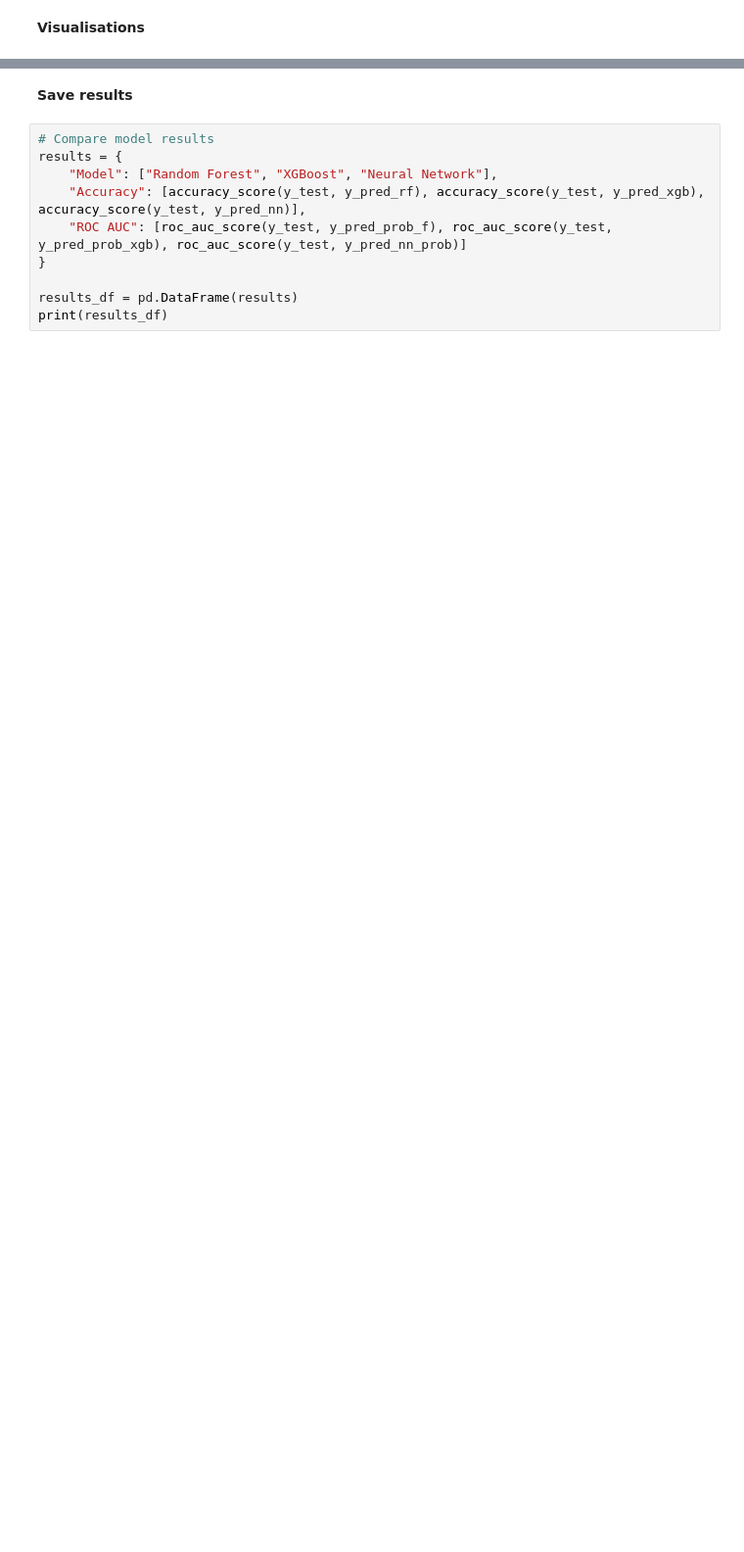
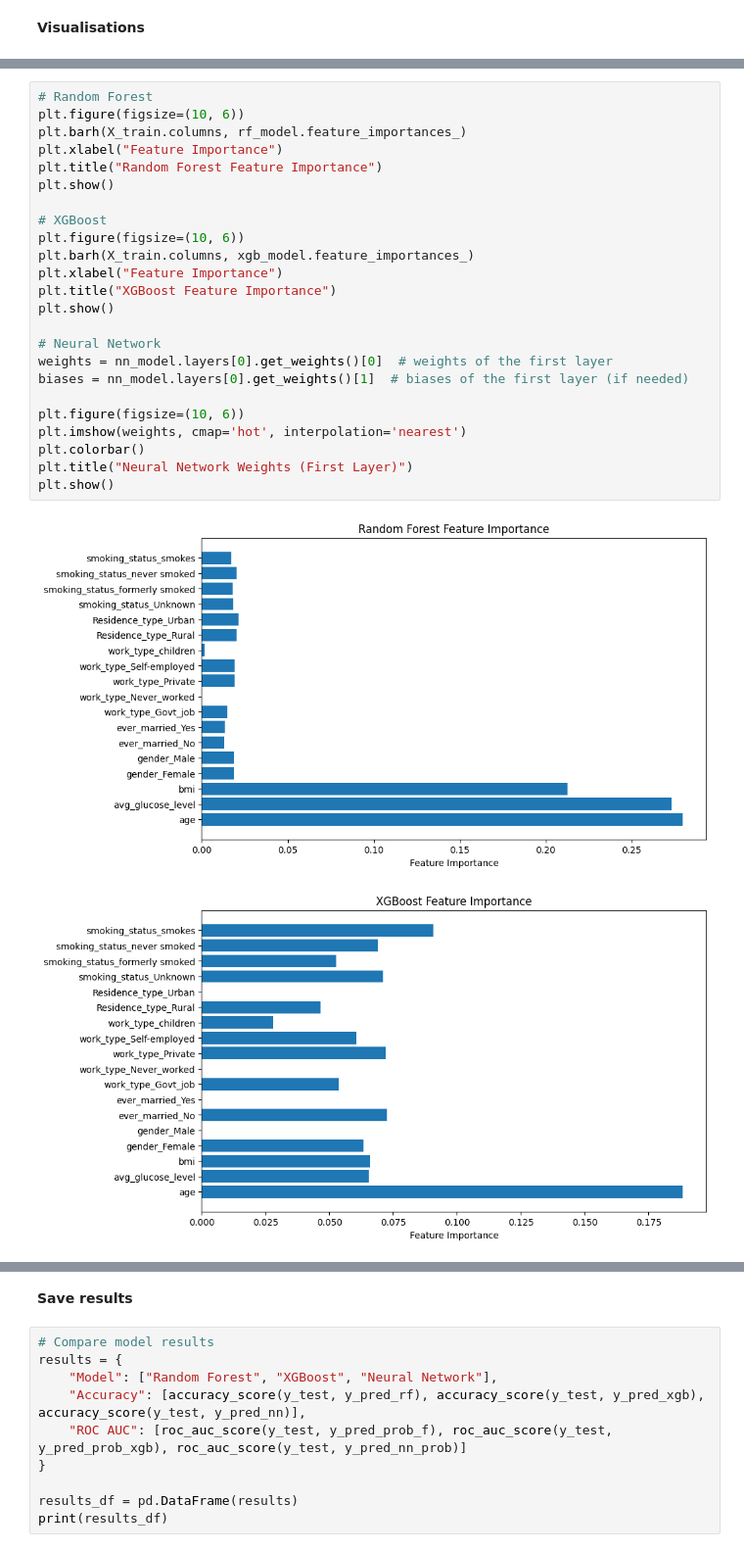
Before and after one commit to zen-0wl/XAl-on-healthcare-diagnostics, a Jupyter notebook: version_3.0/non-xai/complex_models.ipynb, the cells around one changed output, grey strips where cells are left out. Shown at 98% size. Cells and saved outputs as stored; diff of their text form; blank space fills up the shorter version.

```diff
--- a/version_3.0/non-xai/complex_models.ipynb
+++ b/version_3.0/non-xai/complex_models.ipynb
@@ -175,0 +151,27 @@ plt.show()
+# %%
+# Random Forest
+plt.figure(figsize=(10, 6))
+plt.barh(X_train.columns, rf_model.feature_importances_)
+plt.xlabel("Feature Importance")
+plt.title("Random Forest Feature Importance")
+plt.show()
+
+# XGBoost
+plt.figure(figsize=(10, 6))
+plt.barh(X_train.columns, xgb_model.feature_importances_)
+plt.xlabel("Feature Importance")
+plt.title("XGBoost Feature Importance")
+plt.show()
+
+# Neural Network
+weights = nn_model.layers[0].get_weights()[0]  # weights of the first layer
+biases = nn_model.layers[0].get_weights()[1]  # biases of the first layer (if needed)
+
+plt.figure(figsize=(10, 6))
+plt.imshow(weights, cmap='hot', interpolation='nearest')
+plt.colorbar()
+plt.title("Neural Network Weights (First Layer)")
+plt.show()
+# %% [output]
+[figure, added]
+[figure, added]
```
Also changed, not shown: parts of 7 cells of this notebook, 12 other files.
